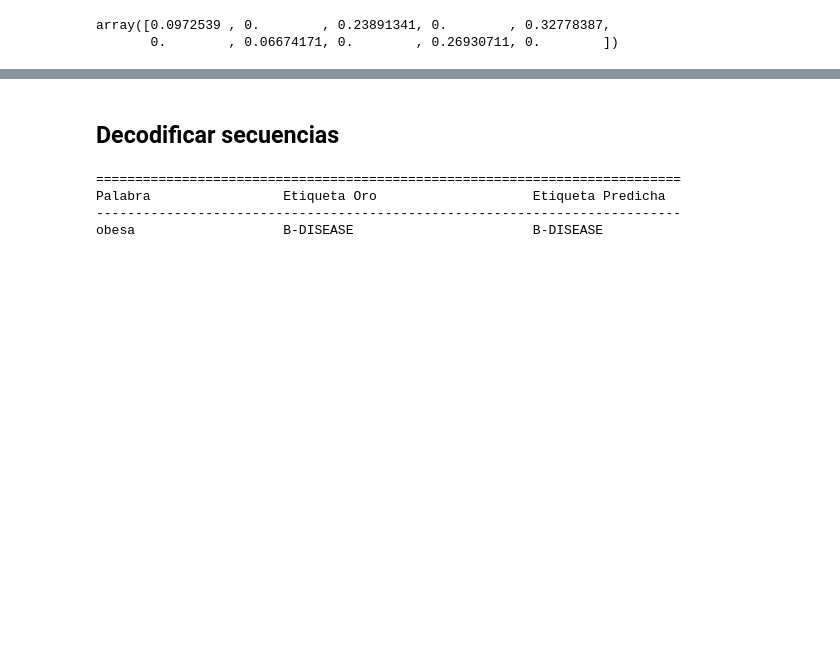
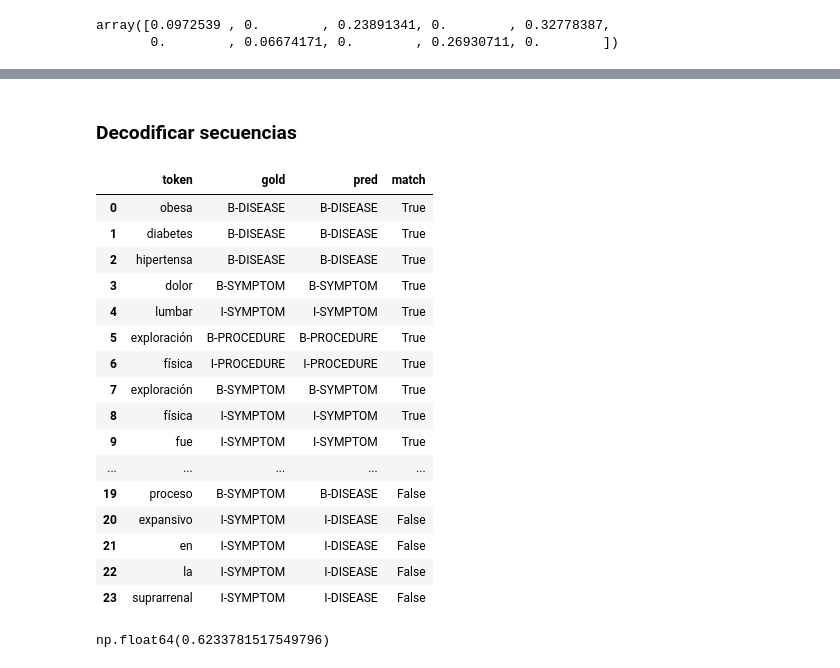
Before and after one commit to TheKiesling/hmm-crf-spanish-ner, a Jupyter notebook: hmm-crf-spanish-ner.ipynb, the cells around one changed output, grey strips where cells are left out. Cells and saved outputs as stored; diff of their text form; code cells hidden in the pictures; blank space fills up the shorter version.

```diff
--- a/hmm-crf-spanish-ner.ipynb
+++ b/hmm-crf-spanish-ner.ipynb
@@ -214,26 +215,47 @@ hmm_model_multinomial.startprob_ = start_probabilities
 hmm_model_multinomial.transmat_ = transition_matrix
 hmm_model_multinomial.emissionprob_ = emission_matrix
 # %% [markdown]
-## Decodificar secuencias
+### Decodificar secuencias
 # %%
 id2label = {v: k for k, v in dict_labels.items()}
 id2token = {v: k for k, v in dict_tokens.items()}
 # %%
-key, ex = next((item for item in mapped_sentence_test.items()))
-X_seq = np.array(ex["tokens"], dtype=int).reshape(-1, 1)
-pred = hmm_model_multinomial.predict(X_seq)
+test = [item for item in mapped_sentence_test.items()][:10]
 
-tokens = [id2token[i] for i in ex["tokens"]]
-gold_tags = [id2label[i] for i in ex["labels"]]
-pred_tags = [id2label[i] for i in pred]
+rows = []
+for (filename, ann_id), ex in test:
+    X_seq = np.array(ex["tokens"], dtype=int).reshape(-1, 1)
+    pred = hmm_model_multinomial.predict(X_seq)
 
-print("="*75)
-print("Palabra\t\t\tEtiqueta Oro\t\t\tEtiqueta Predicha")
-print("-"*75)
-for token, gold, pred in zip(tokens, gold_tags, pred_tags):
-    print(f"{token}\t\t\t{gold}\t\t\t{pred}")
+    tokens = [id2token[i] for i in ex["tokens"]]
+    gold_tags = [id2label[i] for i in ex["labels"]]
+    pred_tags = [id2label[i] for i in pred]
+
+    for tok, gold, pr in zip(tokens, gold_tags, pred_tags):
+        rows.append({
+            "token": tok,
+            "gold": gold,
+            "pred": pr,
+            "match": gold == pr
+        })
-# %% [output]
-===========================================================================
-Palabra                 Etiqueta Oro                    Etiqueta Predicha
----------------------------------------------------------------------------
-obesa                   B-DISEASE                       B-DISEASE
+# %%
+df_results = pd.DataFrame(rows)
+df_results
+# %% [output]
+|  | token | gold | pred | match |
+| 0 | obesa | B-DISEASE | B-DISEASE | True |
+| 1 | diabetes | B-DISEASE | B-DISEASE | True |
+| 2 | hipertensa | B-DISEASE | B-DISEASE | True |
+| 3 | dolor | B-SYMPTOM | B-SYMPTOM | True |
+| 4 | lumbar | I-SYMPTOM | I-SYMPTOM | True |
+| 5 | exploración | B-PROCEDURE | B-PROCEDURE | True |
+| 6 | física | I-PROCEDURE | I-PROCEDURE | True |
+| 7 | exploración | B-SYMPTOM | B-SYMPTOM | True |
+| 8 | física | I-SYMPTOM | I-SYMPTOM | True |
+| 9 | fue | I-SYMPTOM | I-SYMPTOM | True |
+| ... | ... | ... | ... | ... |
+| 19 | proceso | B-SYMPTOM | B-DISEASE | False |
+| 20 | expansivo | I-SYMPTOM | I-DISEASE | False |
+| 21 | en | I-SYMPTOM | I-DISEASE | False |
+| 22 | la | I-SYMPTOM | I-DISEASE | False |
+| 23 | suprarrenal | I-SYMPTOM | I-DISEASE | False |
@@ -239,0 +279,4 @@ obesa                   B-DISEASE                       B-DISEASE
+# %%
+acc_test
+# %% [output]
+np.float64(0.6233781517549796)
```
Also changed, not shown: parts of 17 cells of this notebook.
